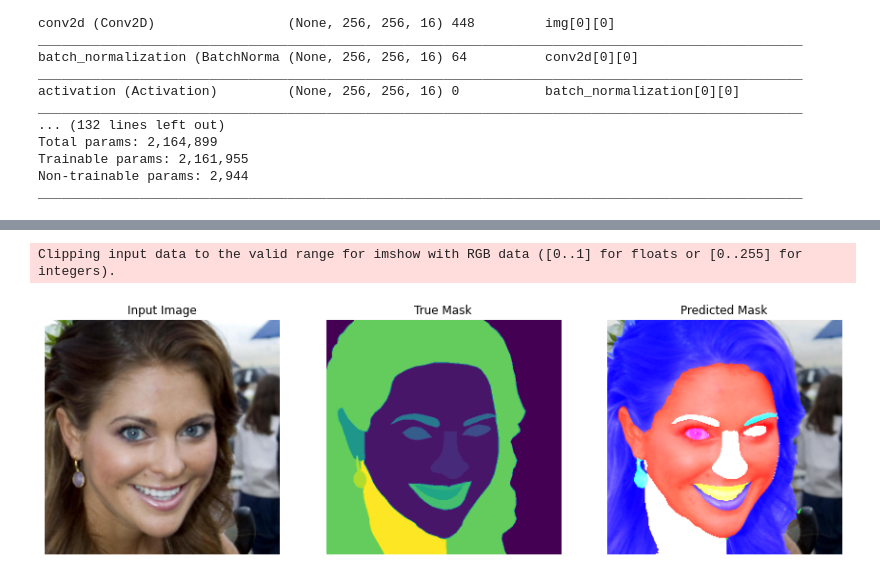
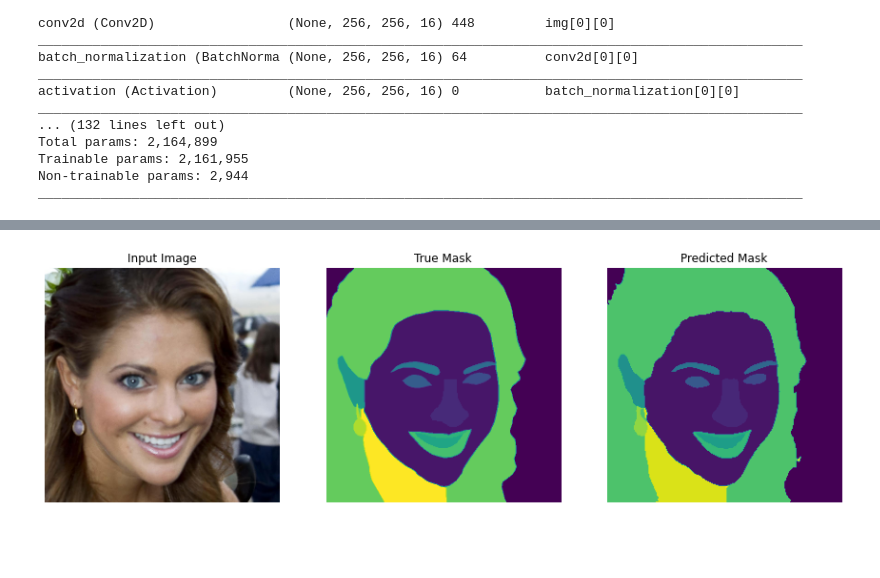
Before and after one commit to Sanjana7395/Face_segmentation, a Jupyter notebook: notebooks/face_segmentation_demo.ipynb, the cells around one changed output, grey strips where cells are left out. Cells and saved outputs as stored; diff of their text form; code cells hidden in the pictures; blank space fills up the shorter version.

```diff
--- a/notebooks/face_segmentation_demo.ipynb
+++ b/notebooks/face_segmentation_demo.ipynb
@@ -114,8 +160,7 @@ def plot_mask(prediction, mask, image):
 # %%
 # Predict segmentation for given images
 predictions = model.predict(images)
 predictions = np.argmax(predictions, axis=-1)
-plot_mask(predictions[4], masks[4], images[4])
+display([images[4], masks[4], predictions[4]], 'predict')
 # %% [output]
-Clipping input data to the valid range for imshow with RGB data ([0..1] for floats or [0..255] for integers).
-[figure, old version]
+[figure, new version]
```
Also changed, not shown: parts of 7 cells of this notebook, 1 other file.
